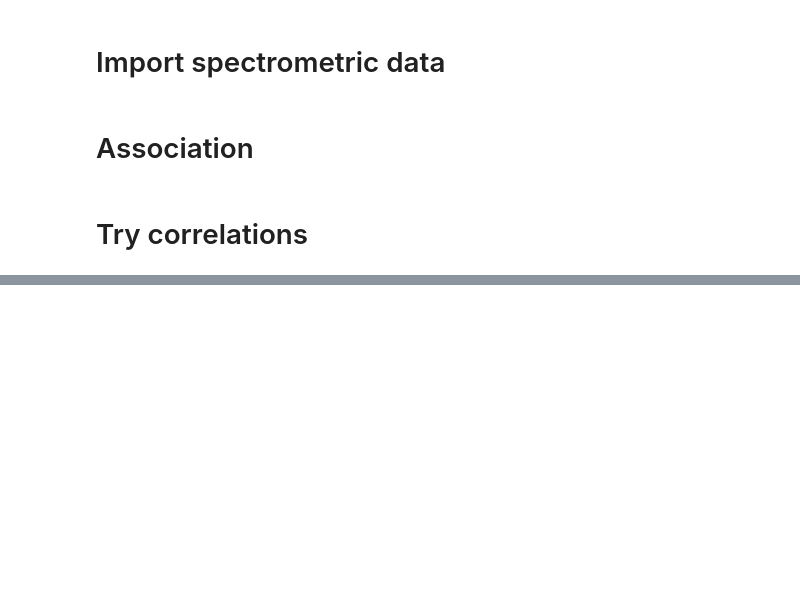
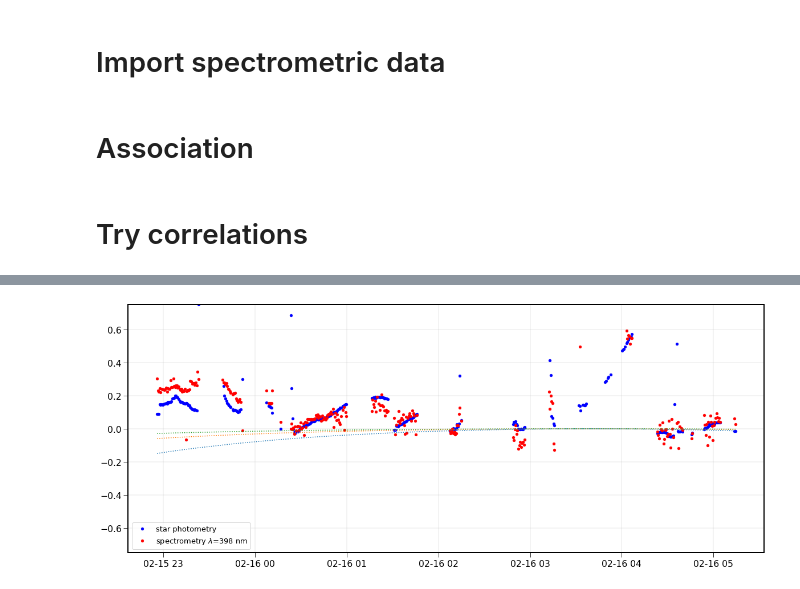
Before and after one commit to sylvielsstfr/SpectractorAnaAtm19, a Jupyter notebook: ana_20190215_HD116405_Filtre_None/MergeSpectroPhoto.ipynb, the cells around one changed output, grey strips where cells are left out. Cells and saved outputs as stored; diff of their text form; code cells hidden in the pictures; blank space fills up the shorter version.

```diff
--- a/ana_20190215_HD116405_Filtre_None/MergeSpectroPhoto.ipynb
+++ b/ana_20190215_HD116405_Filtre_None/MergeSpectroPhoto.ipynb
@@ -54,9 +84,9 @@ def GetTables(tablesdir):
     fn_att=os.path.join(tablesdir,"MAttenuation_mean_ALL.npy")
     fn_atterr=os.path.join(tablesdir,"MAttenuation_Err_ALL.npy")
 
-    general_info=np.load(fn_info)
-    Lambdas_ref=np.load(fn_wl)
-    mask= np.load("Mask.npy")
+    general_info=np.load(fn_info,allow_pickle=True)
+    Lambdas_ref=np.load(fn_wl,allow_pickle=True)
+    mask= np.load(fn_msk,allow_pickle=True)
 
     #read masked arrays
     compressed=np.load(fn_att)
@@ -128,0 +161,3 @@ map_photo_to_spectro_idx= [ np.where(all_datetime2==time1)[0][0] for time1 in al
+# %%
+WL_Selected=np.array([400,500,600,700,800,900])
+NBSELW=len(WL_Selected)
@@ -188,0 +224,12 @@ plt.ylim(-1.,1.)
+# %%
+plt.figure(figsize=(20,8))
+plt.plot(all_datetime1,t["starmag"]+16.2,'bo',label="star photometry")
+plt.plot(all_datetime1,MAttenuation_mean_ALL[all_idx[0],map_photo_to_spectro_idx],'ro',label="spectrometry $\lambda$={:3.0f} nm".format(Lambdas_ref[all_idx[0]]))
+plt.ylim(-0.75,0.75)
+plt.grid()
+plt.legend()
+for wl in [400.,500.,600.]:
+    od_adiab = RayOptDepth_adiabatic(wl,altitude=2890.5, costh=1./t["airmass"]) - RayOptDepth_adiabatic(wl,altitude=2890.5, costh=1.) # Rayleigh optical depth
+    plt.plot(all_datetime1,-2.5/np.log(10.)*od_adiab,':')
+# %% [output]
+[figure, added]
```
Also changed, not shown: parts of 15 cells of this notebook.
